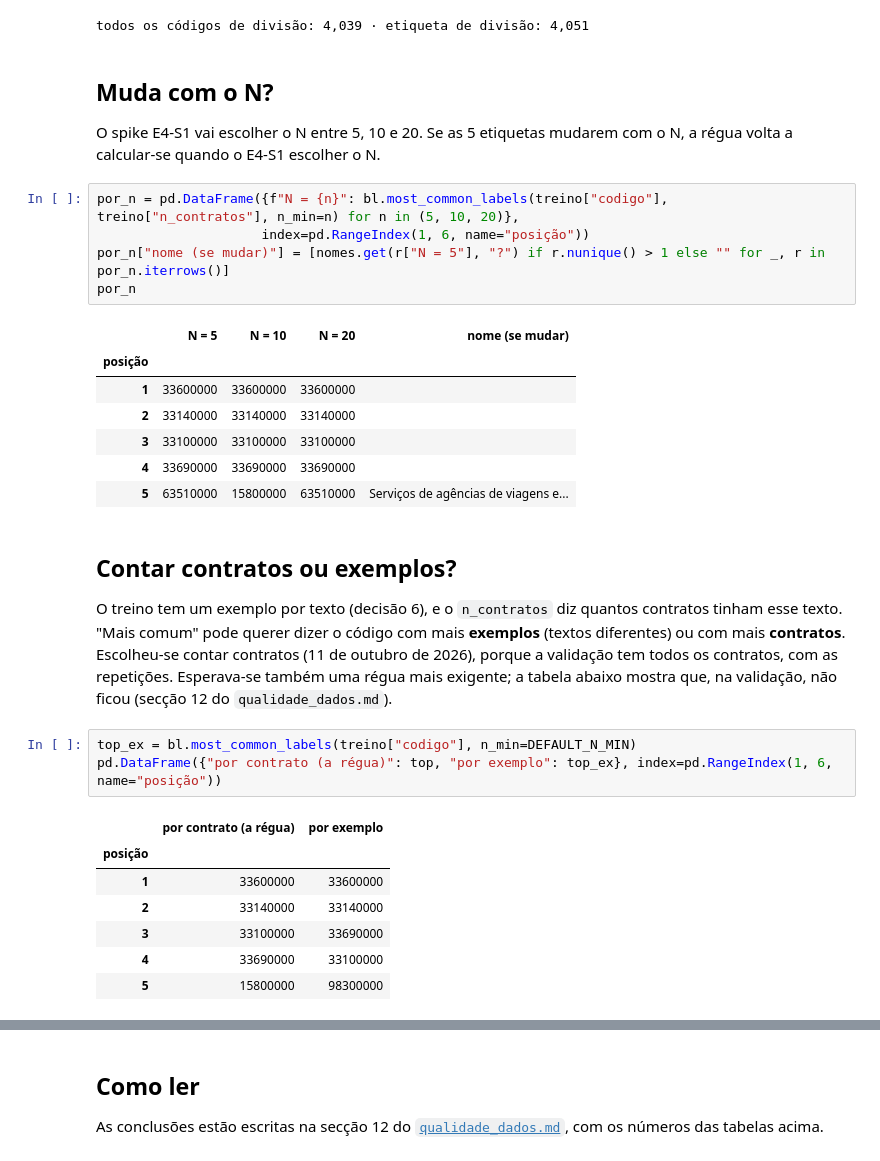
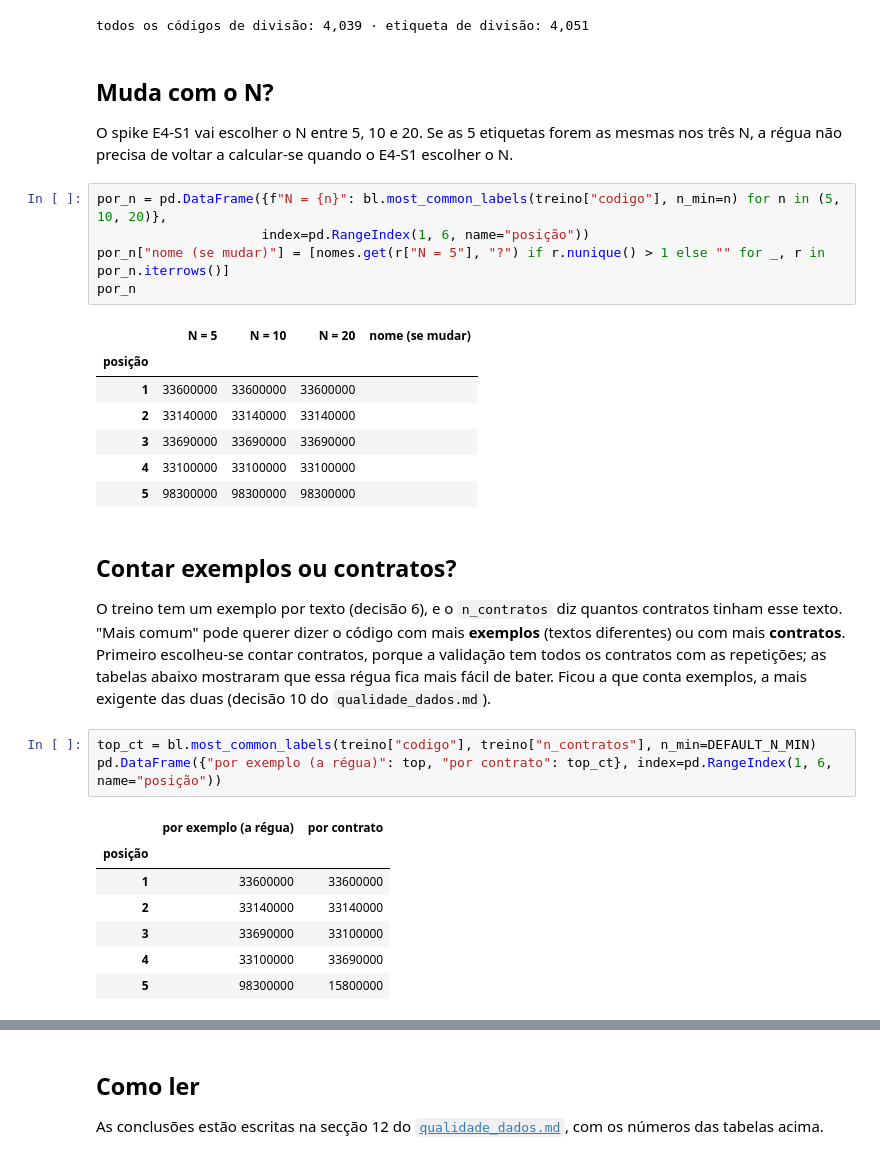
Before and after one commit to ricardoo022/cpv-portal-base, a Jupyter notebook: notebooks/03_regua.ipynb, the cells around one changed output, grey strips where cells are left out. Drawn from its saved outputs; the diff is of its cells as text.

```diff
--- a/notebooks/03_regua.ipynb
+++ b/notebooks/03_regua.ipynb
@@ -144,33 +144,33 @@ todos os códigos de divisão: 4,039 · etiqueta de divisão: 4,051
 # %% [markdown]
 ## Muda com o N?
 
-O spike E4-S1 vai escolher o N entre 5, 10 e 20. Se as 5 etiquetas mudarem com o N, a régua volta a calcular-se quando o E4-S1 escolher o N.
+O spike E4-S1 vai escolher o N entre 5, 10 e 20. Se as 5 etiquetas forem as mesmas nos três N, a régua não precisa de voltar a calcular-se quando o E4-S1 escolher o N.
 # %%
-por_n = pd.DataFrame({f"N = {n}": bl.most_common_labels(treino["codigo"], treino["n_contratos"], n_min=n) for n in (5, 10, 20)},
+por_n = pd.DataFrame({f"N = {n}": bl.most_common_labels(treino["codigo"], n_min=n) for n in (5, 10, 20)},
                      index=pd.RangeIndex(1, 6, name="posição"))
 por_n["nome (se mudar)"] = [nomes.get(r["N = 5"], "?") if r.nunique() > 1 else "" for _, r in por_n.iterrows()]
 por_n
 # %% [output]
 |  | N = 5 | N = 10 | N = 20 | nome (se mudar) |
 | posição |  |  |  |  |
 | 1 | 33600000 | 33600000 | 33600000 |  |
 | 2 | 33140000 | 33140000 | 33140000 |  |
-| 3 | 33100000 | 33100000 | 33100000 |  |
-| 4 | 33690000 | 33690000 | 33690000 |  |
-| 5 | 63510000 | 15800000 | 63510000 | Serviços de agências de viagens e... |
+| 3 | 33690000 | 33690000 | 33690000 |  |
+| 4 | 33100000 | 33100000 | 33100000 |  |
+| 5 | 98300000 | 98300000 | 98300000 |  |
 # %% [markdown]
-## Contar contratos ou exemplos?
+## Contar exemplos ou contratos?
 
-O treino tem um exemplo por texto (decisão 6), e o `n_contratos` diz quantos contratos tinham esse texto. "Mais comum" pode querer dizer o código com mais **exemplos** (textos diferentes) ou com mais **contratos**. Escolheu-se contar contratos (11 de outubro de 2026), porque a validação tem todos os contratos, com as repetições. Esperava-se também uma régua mais exigente; a tabela abaixo mostra que, na validação, não ficou (secção 12 do `qualidade_dados.md`).
+O treino tem um exemplo por texto (decisão 6), e o `n_contratos` diz quantos contratos tinham esse texto. "Mais comum" pode querer dizer o código com mais **exemplos** (textos diferentes) ou com mais **contratos**. Primeiro escolheu-se contar contratos, porque a validação tem todos os contratos com as repetições; as tabelas abaixo mostraram que essa régua fica mais fácil de bater. Ficou a que conta exemplos, a mais exigente das duas (decisão 10 do `qualidade_dados.md`).
 # %%
-top_ex = bl.most_common_labels(treino["codigo"], n_min=DEFAULT_N_MIN)
-pd.DataFrame({"por contrato (a régua)": top, "por exemplo": top_ex}, index=pd.RangeIndex(1, 6, name="posição"))
+top_ct = bl.most_common_labels(treino["codigo"], treino["n_contratos"], n_min=DEFAULT_N_MIN)
+pd.DataFrame({"por exemplo (a régua)": top, "por contrato": top_ct}, index=pd.RangeIndex(1, 6, name="posição"))
 # %% [output]
-|  | por contrato (a régua) | por exemplo |
+|  | por exemplo (a régua) | por contrato |
 | posição |  |  |
 | 1 | 33600000 | 33600000 |
 | 2 | 33140000 | 33140000 |
-| 3 | 33100000 | 33690000 |
-| 4 | 33690000 | 33100000 |
-| 5 | 15800000 | 98300000 |
+| 3 | 33690000 | 33100000 |
+| 4 | 33100000 | 33690000 |
+| 5 | 98300000 | 15800000 |
 # %%
```
Also changed, not shown: parts of 10 cells of this notebook, 8 other files.
